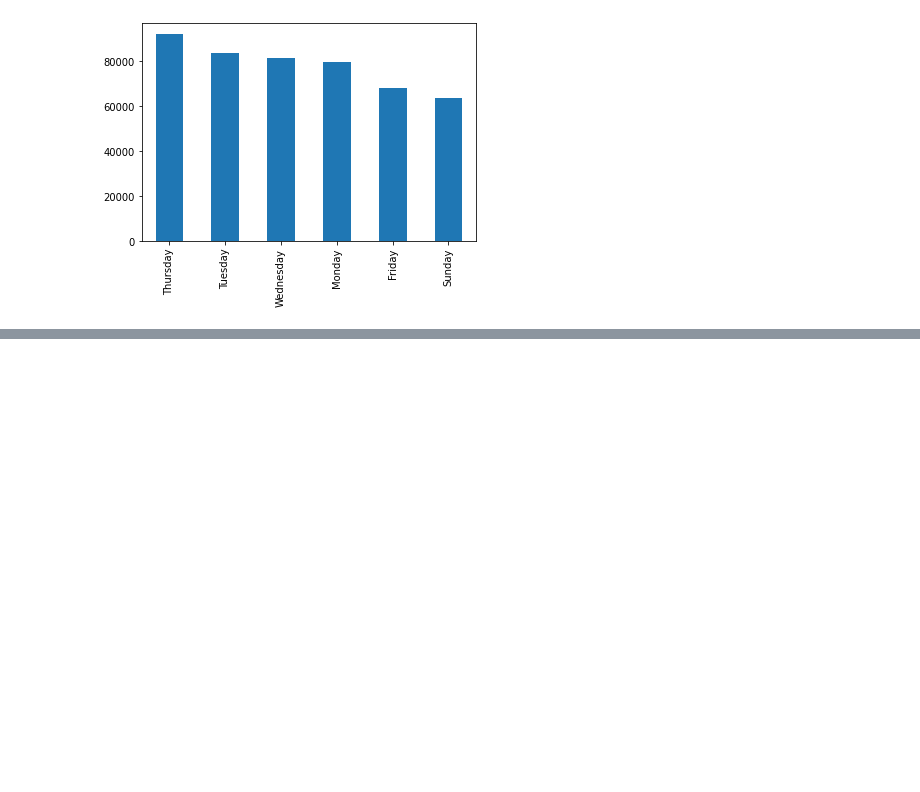
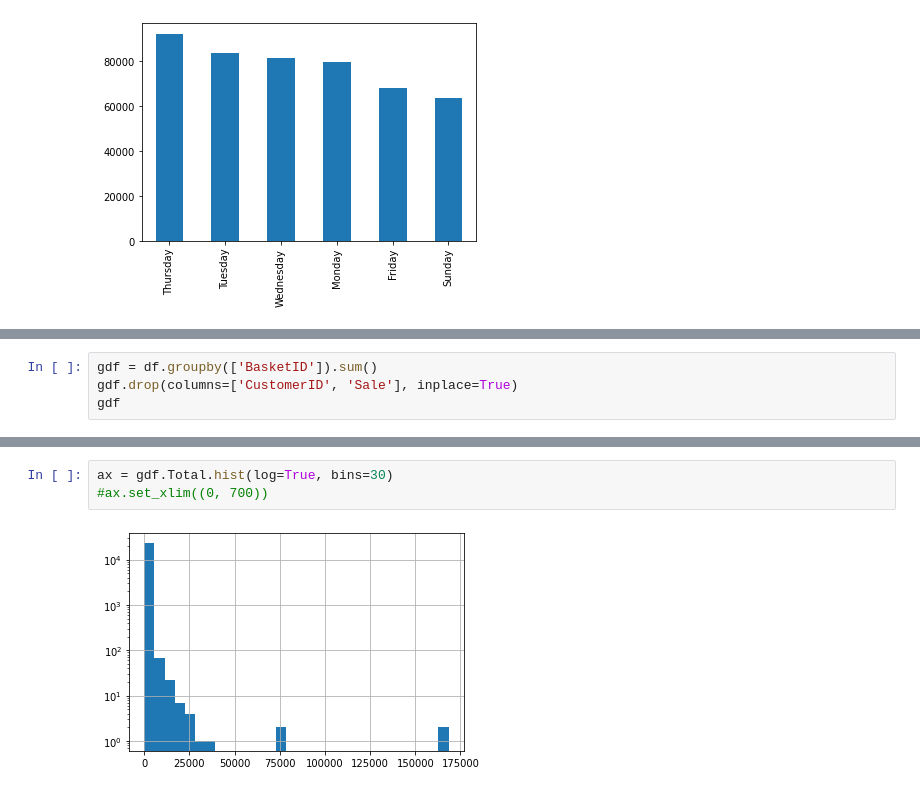
Before and after one commit to michelezoncheddu/data-mining-project, a Jupyter notebook: customers.ipynb, the cells around one changed output, grey strips where cells are left out. Drawn from its saved outputs; the diff is of its cells as text; blank space fills up the shorter version.

```diff
--- a/customers.ipynb
+++ b/customers.ipynb
@@ -399,0 +405,4 @@ Final
+# %%
+gdf = df.groupby(['BasketID']).sum()
+gdf.drop(columns=['CustomerID', 'Sale'], inplace=True)
+gdf
@@ -399,0 +424,5 @@ Final
+# %%
+ax = gdf.Total.hist(log=True, bins=30)
+#ax.set_xlim((0, 700))
+# %% [output]
+[figure, added]
```
Also changed, not shown: parts of 11 cells of this notebook.
